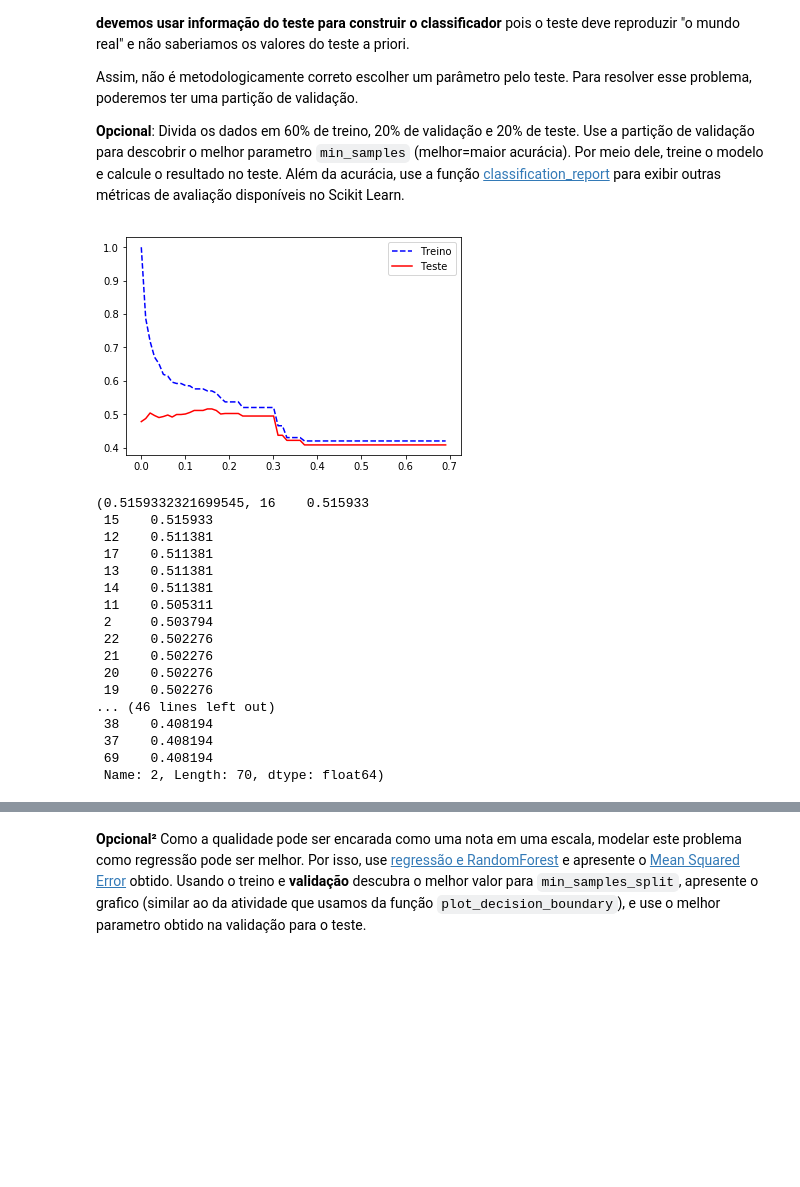
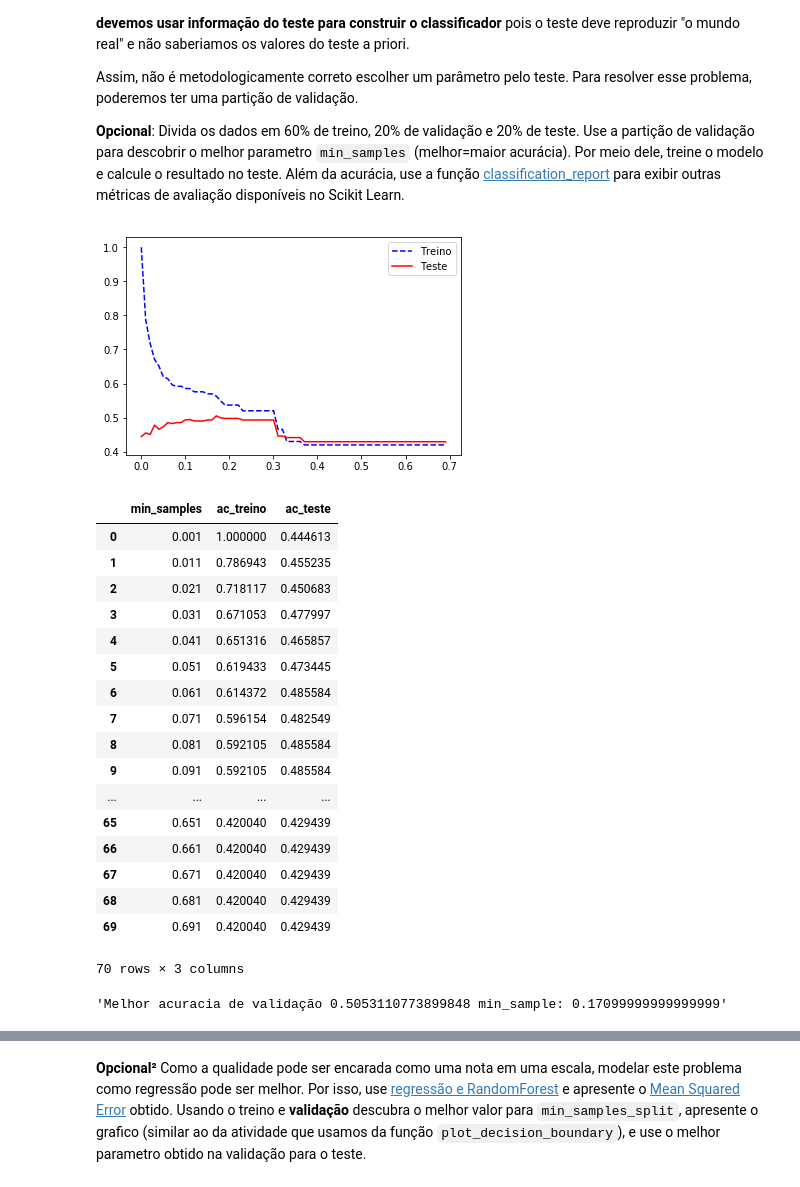
Before and after one commit to willhss1/ap-de-maquina-cefetmg-overfitting-master, a Jupyter notebook: Overfitting.ipynb, the cells around one changed output, grey strips where cells are left out. Cells and saved outputs as stored; diff of their text form; code cells hidden in the pictures; blank space fills up the shorter version.

```diff
--- a/Overfitting.ipynb
+++ b/Overfitting.ipynb
@@ -297,45 +315,48 @@ Assim, não é metodologicamente correto escolher um parâmetro pelo teste. Para
 # %%
 from arvore_decisao import *
 # Recarregando dados
 df = pd.read_csv("wikipedia.csv",index_col='id')
 
 # Dividindo dados em 80% (Treino + Validação) e 20% (Teste)
 df_temp, df_teste = divide_treino_teste(df,.8)
 x_temp = df_temp.drop("realClass",axis=1)
 y_temp = df_temp["realClass"]
 
 x_teste = df_teste.drop("realClass",axis=1)
 y_teste = df_teste["realClass"]
 
 # Dividindo o treino e a validação (60% e 20%)
 df_treino, df_validacao = divide_treino_teste(df_temp,.75)
 x_treino = df_treino.drop("realClass",axis=1)
 y_treino = df_treino["realClass"]
 
-x_validacao = df_teste.drop("realClass",axis=1)
-y_validacao = df_teste["realClass"]
+x_validacao = df_validacao.drop("realClass",axis=1)
+y_validacao = df_validacao["realClass"]
 
 results = plot_performance_min_samples(x_treino, y_treino, x_validacao, y_validacao)
+results
 # %% [output]
-[figure, old version]
+[figure, new version]
+|  | min_samples | ac_treino | ac_teste |
+| 0 | 0.001 | 1.000000 | 0.444613 |
+| 1 | 0.011 | 0.786943 | 0.455235 |
+| 2 | 0.021 | 0.718117 | 0.450683 |
+| 3 | 0.031 | 0.671053 | 0.477997 |
+| 4 | 0.041 | 0.651316 | 0.465857 |
+| 5 | 0.051 | 0.619433 | 0.473445 |
+| 6 | 0.061 | 0.614372 | 0.485584 |
+| 7 | 0.071 | 0.596154 | 0.482549 |
+| 8 | 0.081 | 0.592105 | 0.485584 |
+| 9 | 0.091 | 0.592105 | 0.485584 |
+| ... | ... | ... | ... |
+| 65 | 0.651 | 0.420040 | 0.429439 |
+| 66 | 0.661 | 0.420040 | 0.429439 |
+| 67 | 0.671 | 0.420040 | 0.429439 |
+| 68 | 0.681 | 0.420040 | 0.429439 |
+| 69 | 0.691 | 0.420040 | 0.429439 |
+70 rows × 3 columns
-# %%
-best_acc = (results.iloc[2].sort_values(ascending = False)).iloc[0], (results.iloc[2].sort_values(ascending = False))
-best_acc
-# %% [output]
-(0.5159332321699545, 16    0.515933
- 15    0.515933
- 12    0.511381
- 17    0.511381
- 13    0.511381
- 14    0.511381
- 11    0.505311
- 2     0.503794
- 22    0.502276
- 21    0.502276
- 20    0.502276
- 19    0.502276
-... (46 lines left out)
- 38    0.408194
- 37    0.408194
- 69    0.408194
- Name: 2, Length: 70, dtype: float64)
+# %%
+best_min_sample=results.iloc[results['ac_teste'].idxmax(),0]
+"Melhor acuracia de validação "+str(results['ac_teste'].max())+" min_sample: "+str(best_min_sample)
+# %% [output]
+'Melhor acuracia de validação 0.5053110773899848 min_sample: 0.17099999999999999'
```
Also changed, not shown: parts of 7 cells of this notebook, 1 other file.
